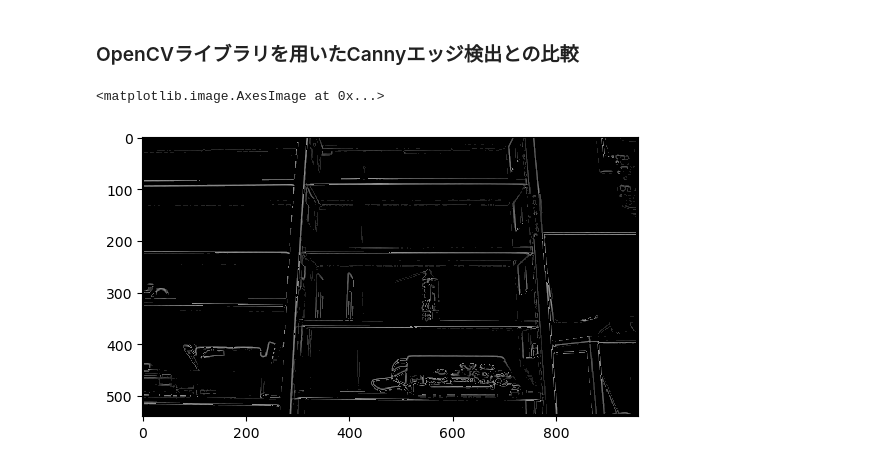
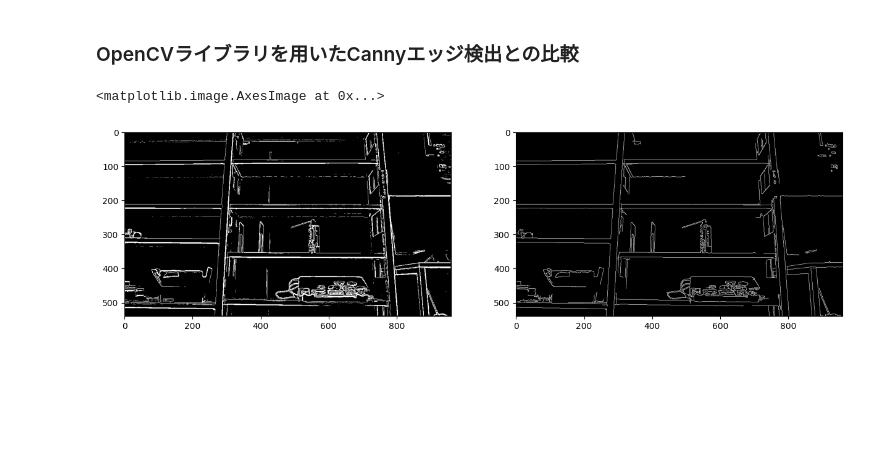
Before and after one commit to anhquan18/canny_edge_detection, a Jupyter notebook: canny_edge_detector.ipynb, the cells around one changed output. Saved outputs shown, nothing was run; the diff lists cells and outputs as text; code cells hidden in the pictures; blank space fills up the shorter version.

```diff
--- a/canny_edge_detector.ipynb
+++ b/canny_edge_detector.ipynb
@@ -154,11 +117,0 @@ builtin_time1 = time.time() - start
-# %%
-# scipy signal 2D convolution flipped sobel
-start = time.time()
-
-gradient_col = signal.convolve2d(gray_image, np.flipud(np.fliplr(sobel_col)), mode="same", boundary="fill", fillvalue=0)
-gradient_row = signal.convolve2d(gray_image, np.fliplr(np.flipud(sobel_row)), mode="same", boundary="fill", fillvalue=0)
-
-image_gradient_intensity2 = np.hypot(gradient_row, gradient_col)
-image_gradient_angle2 = np.arctan2(gradient_row, gradient_col)
-
-builtin_time2 = time.time() - start
@@ -228,17 +230,17 @@ for row in range(1, img_height-1):
                 image_gradient_intensity3[row, col] = 0.0
         # 横エッジ
         elif np.radians(67.5) < image_gradient_angle3[row, col] <= np.radians(112.5):
-            if (image_gradient_intensity[row, col] < image_gradient_intensity3[row-1, col])\
+            if (image_gradient_intensity3[row, col] < image_gradient_intensity3[row-1, col])\
                 or (image_gradient_intensity3[row, col] < image_gradient_intensity3[row+1, col]):
                 image_gradient_intensity3[row, col] = 0.0
         # 右斜め上と左斜め下エッジ
         elif (np.radians(22.5) < image_gradient_angle3[row, col] <= np.radians(67.5)):
-            if (image_gradient_intensity[row, col] < image_gradient_intensity3[row-1, col-1])\
+            if (image_gradient_intensity3[row, col] < image_gradient_intensity3[row-1, col-1])\
                 or (image_gradient_intensity3[row, col] < image_gradient_intensity3[row+1, col+1]):
                 image_gradient_intensity3[row, col] = 0.0
         # 右斜め下と左斜め上エッジ
-        elif (np.radians(112.5) < image_gradient_angle[row, col] <= np.radians(157.5)):
-            if (image_gradient_intensity[row, col] < image_gradient_intensity3[row-1, col+1])\
+        elif (np.radians(112.5) < image_gradient_angle3[row, col] <= np.radians(157.5)):
+            if (image_gradient_intensity3[row, col] < image_gradient_intensity3[row-1, col+1])\
                 or (image_gradient_intensity3[row, col] < image_gradient_intensity3[row+1, col-1]):
                 image_gradient_intensity3[row, col] = 0.0
 
@@ -284,6 +285,11 @@ plt.imshow(h_image, cmap='gray', vmin=0.0, vmax=255.0)
 # 強いエッジと繋がっている弱いエッジを強いエッジに変換する
 
 # 弱いエッジと強いエッジの合体画像
-hys_image = l_image + h_image
+hys_image = copy.deepcopy(l_image) + copy.deepcopy(h_image)
 
-plt.imshow(hys_image, cmap='gray', vmin=0.0, vmax=255.0)
+# 一番端にあるエッジを消す
+row, col = hys_image.shape
+hys_image[0, :] = 0.0 # 最初の行
+hys_image[row-1,:] = 0.0 # 最後の行
+hys_image[:,0] = 0.0 # 最初の列
+hys_image[:, col-1] = 0.0 #最後の列
@@ -310,9 +367,0 @@ KeyboardInterrupt:
-# %%
-# ヒステリシスしきい値処理
-for row in range(1, img_height-1, 1):
-    for col in range(1, img_width-1, 1):
-        if low_threshold < image_gradient_intensity[row, col] < high_threshold:
-            hys_image[row, col] = image_gradient_intensity[row, col]
-
-#plt.imsave('hysterasis.jpg', hys_image)
-plt.imshow(hys_image, cmap='gray', vmin=0.0, vmax=255.0)
@@ -322,8 +368,14 @@ plt.imshow(hys_image, cmap='gray', vmin=0.0, vmax=255.0)
 # %% [markdown]
 ### OpenCVライブラリを用いたCannyエッジ検出との比較
 # %%
+fig, ax = plt.subplots(1, 2)
+
 # 本レポートで実装したCannyエッジ検出画像
-plt.imshow(hys_image, cmap='gray', vmin=0.0, vmax=255.0)
+ax[0].imshow(hys_image, cmap='gray', vmin=0.0, vmax=255.0)
+
+# OpenCVのCannyエッジ検出画像
+opencv_image = m_img.imread('opencv_canny_edge.jpg')
+ax[1].imshow(opencv_image, cmap='gray', vmin=0.0, vmax=255.0)
 # %% [output]
 <matplotlib.image.AxesImage at 0x...>
-[figure, old version]
+[figure, new version]
```
Also changed, not shown: parts of 24 cells of this notebook.
